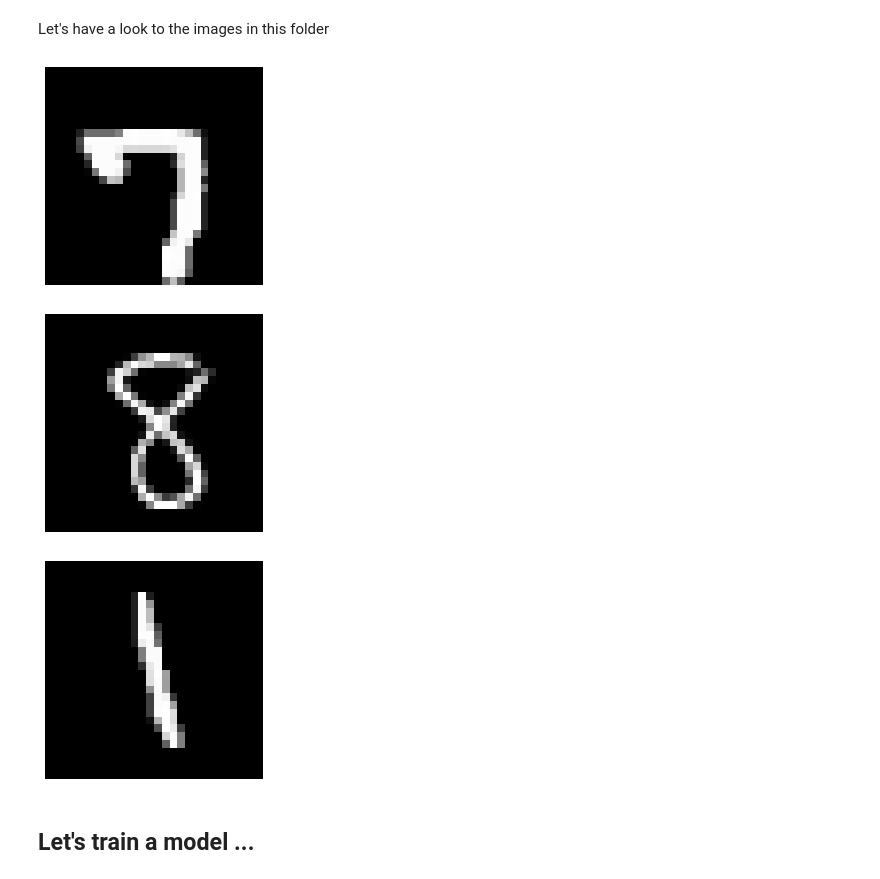
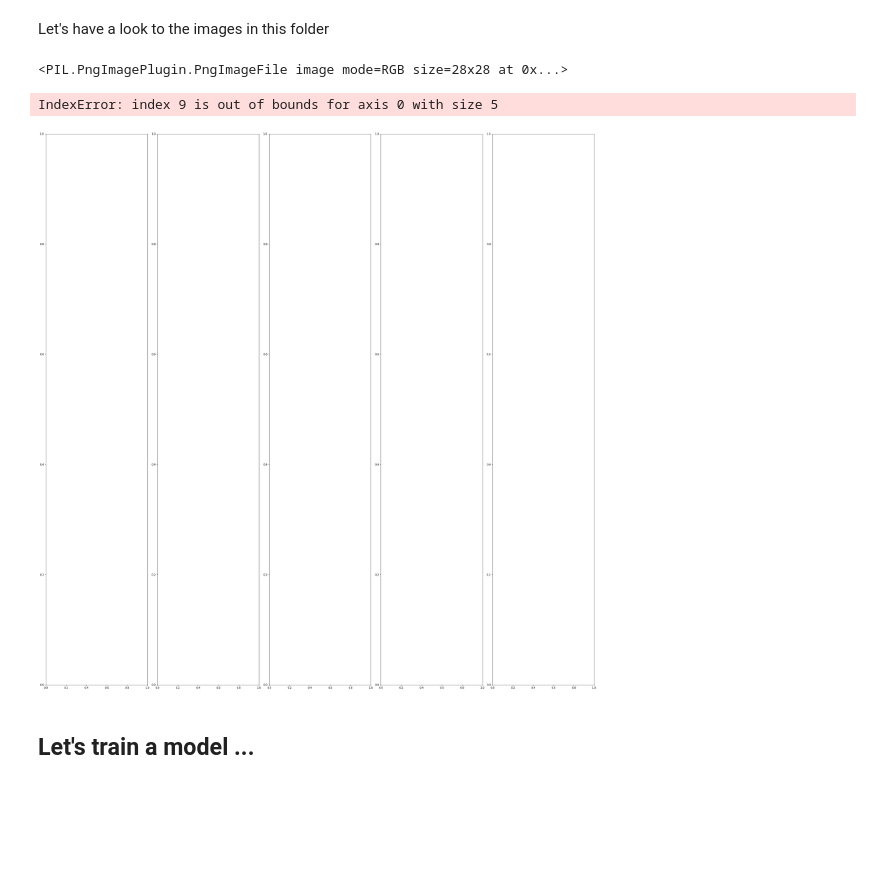
Before and after one commit to clementchadebec/pyraug, a Jupyter notebook: examples/getting_started.ipynb, the cells around one changed output. Saved outputs shown, nothing was run; the diff lists cells and outputs as text; code cells hidden in the pictures; blank space fills up the shorter version.

```diff
--- a/examples/getting_started.ipynb
+++ b/examples/getting_started.ipynb
@@ -150,15 +148,19 @@ path_to_images = '_demo_data/imgs/'
 # %% [markdown]
 Let's have a look to the images in this folder
 # %%
-for im_path in os.listdir(path_to_images)[:3]:
-    im = imread(os.path.join(path_to_images, im_path)).mean(axis=-1)
-    plt.imshow(im)
-    plt.axis('off')
-    plt.show()
+fig, axes = plt.subplots(1, 5, figsize=(30, 30))
+plt.tight_layout(pad=0.8)
+
+
+for im_path in os.listdir(path_to_images)[:5]:
+    im = Image.open(os.path.join(path_to_images, im_path)) # these are 3 channels images
+    axes[i].imshow(im)
+    axes[i].axis('off')
+    axes[i].show()
 # %% [output]
+<PIL.PngImagePlugin.PngImageFile image mode=RGB size=28x28 at 0x...>
+IndexError: index 9 is out of bounds for axis 0 with size 5
-[figure, old version]
+[figure, new version]
-[figure, removed]
-[figure, removed]
 # %% [markdown]
 ## Let's train a model ...
 # %%
```
Also changed, not shown: parts of 6 cells of this notebook, 1 other file.
